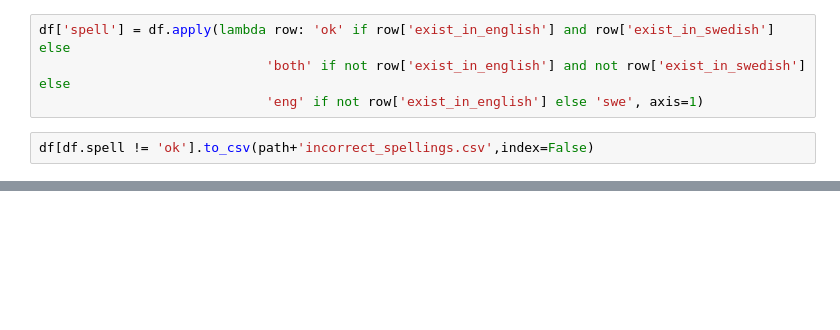
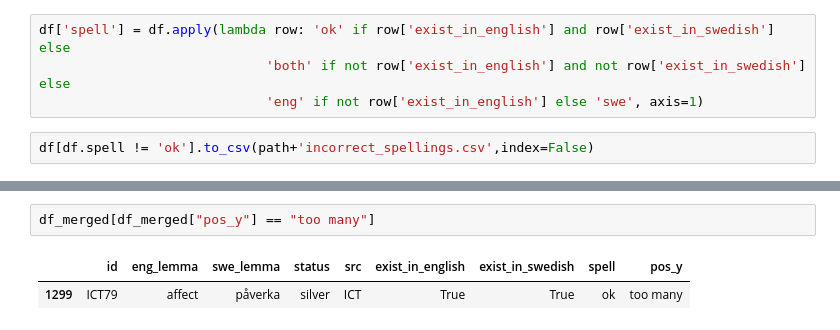
Before and after one commit to chickenThug/STUNDA, a Jupyter notebook: src/scripts/automatic_silver_to_gold.ipynb, the cells around one changed output, grey strips where cells are left out. Cells and saved outputs as stored; diff of their text form; blank space fills up the shorter version.

```diff
--- a/src/scripts/automatic_silver_to_gold.ipynb
+++ b/src/scripts/automatic_silver_to_gold.ipynb
@@ -39,0 +114,5 @@ df[df.spell != 'ok'].to_csv(path+'incorrect_spellings.csv',index=False)
+# %%
+df_merged[df_merged["pos_y"] == "too many"]
+# %% [output]
+|  | id | eng_lemma | swe_lemma | status | src | exist_in_english | exist_in_swedish | spell | pos_y |
+| 1299 | ICT79 | affect | påverka | silver | ICT | True | True | ok | too many |
```
Also changed, not shown: parts of 11 cells of this notebook.
